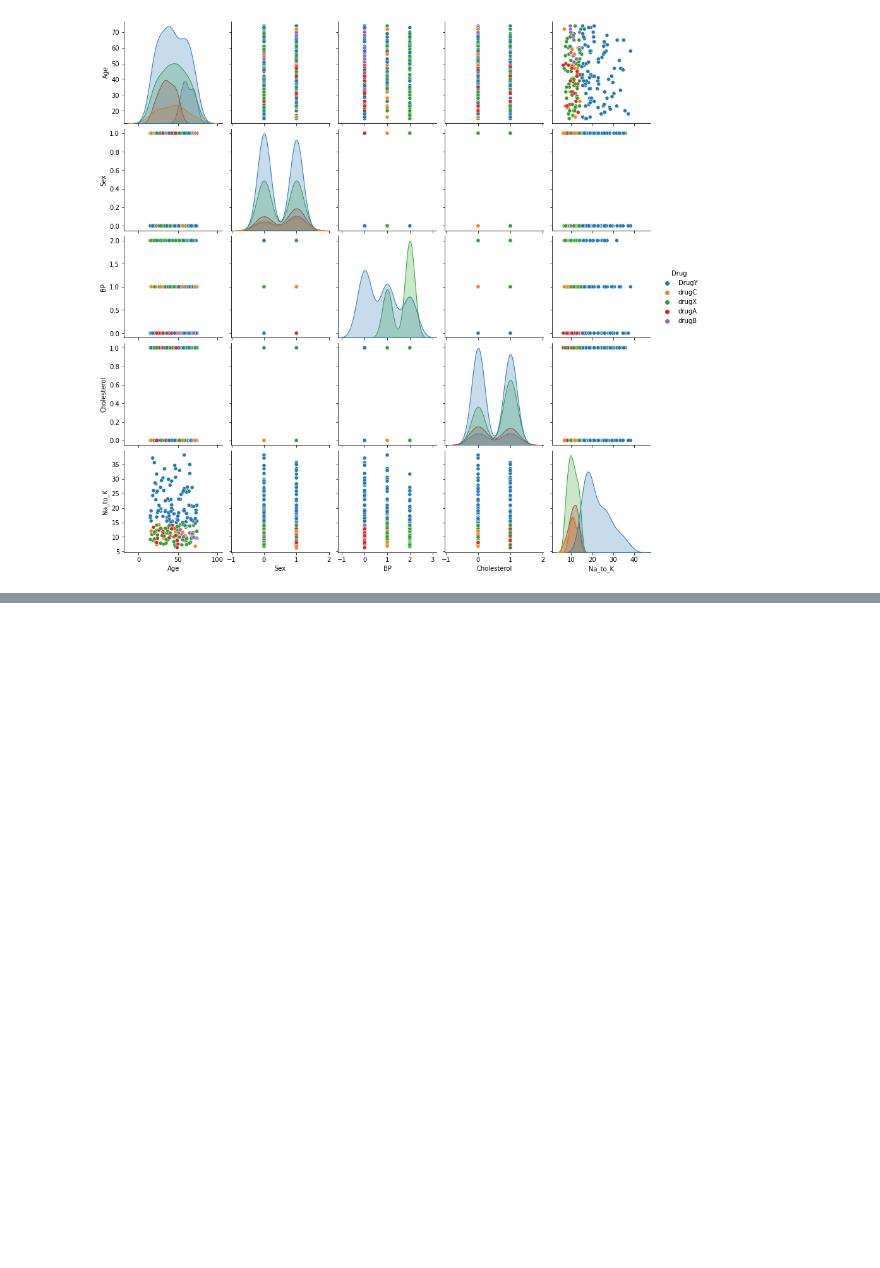
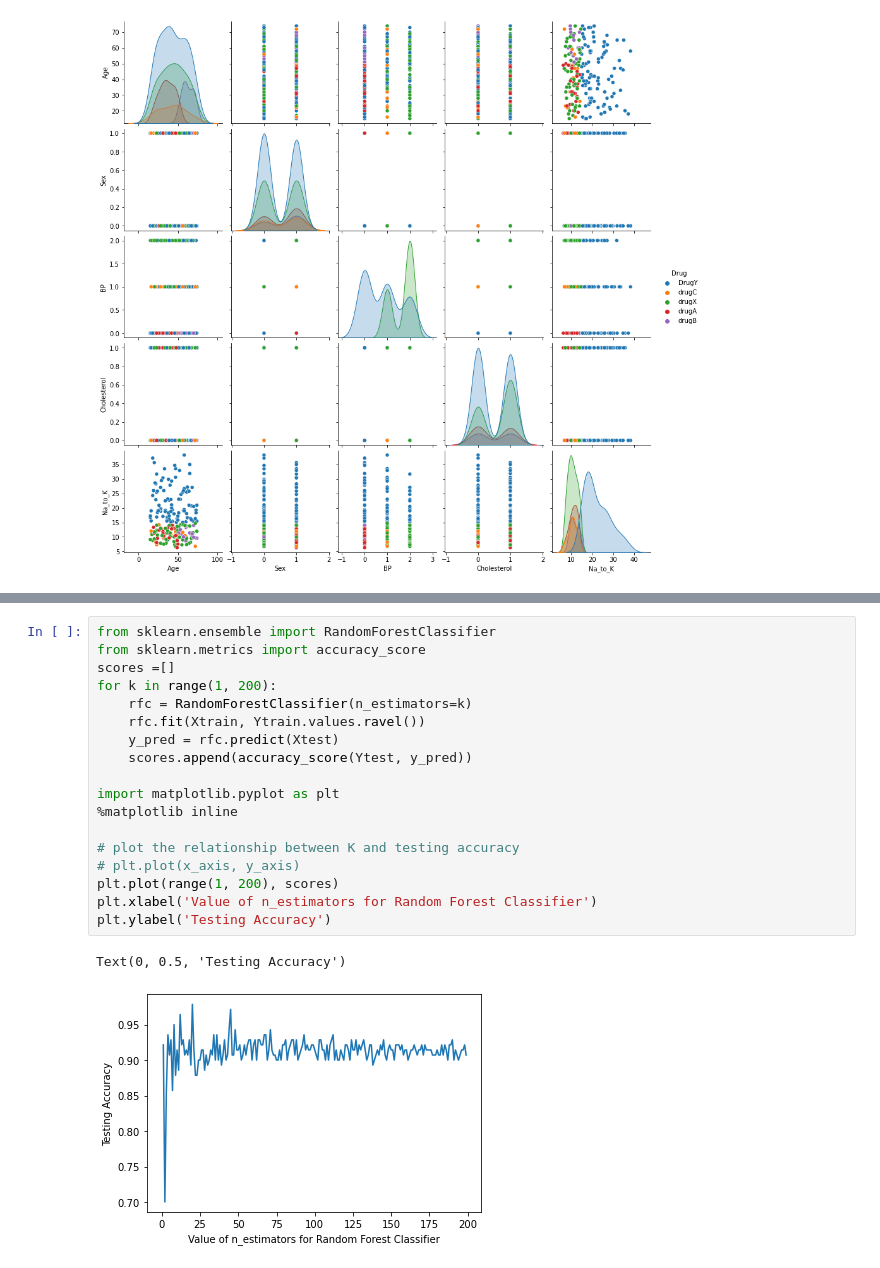
Before and after one commit to carolynbland/Python-Practice, a Jupyter notebook: Drug Classification.ipynb, the cells around one changed output, grey strips where cells are left out. Drawn from its saved outputs; the diff is of its cells as text; blank space fills up the shorter version.

```diff
--- a/Drug Classification.ipynb
+++ b/Drug Classification.ipynb
@@ -53,0 +72,21 @@ Accuracy for Drug Prediction Random Forest 0.533
+# %%
+from sklearn.ensemble import RandomForestClassifier
+from sklearn.metrics import accuracy_score
+scores =[]
+for k in range(1, 200):
+    rfc = RandomForestClassifier(n_estimators=k)
+    rfc.fit(Xtrain, Ytrain.values.ravel())
+    y_pred = rfc.predict(Xtest)
+    scores.append(accuracy_score(Ytest, y_pred))
+
+import matplotlib.pyplot as plt
+%matplotlib inline
+
+# plot the relationship between K and testing accuracy
+# plt.plot(x_axis, y_axis)
+plt.plot(range(1, 200), scores)
+plt.xlabel('Value of n_estimators for Random Forest Classifier')
+plt.ylabel('Testing Accuracy')
+# %% [output]
+Text(0, 0.5, 'Testing Accuracy')
+[figure, added]
```
Also changed, not shown: parts of 6 cells of this notebook.
